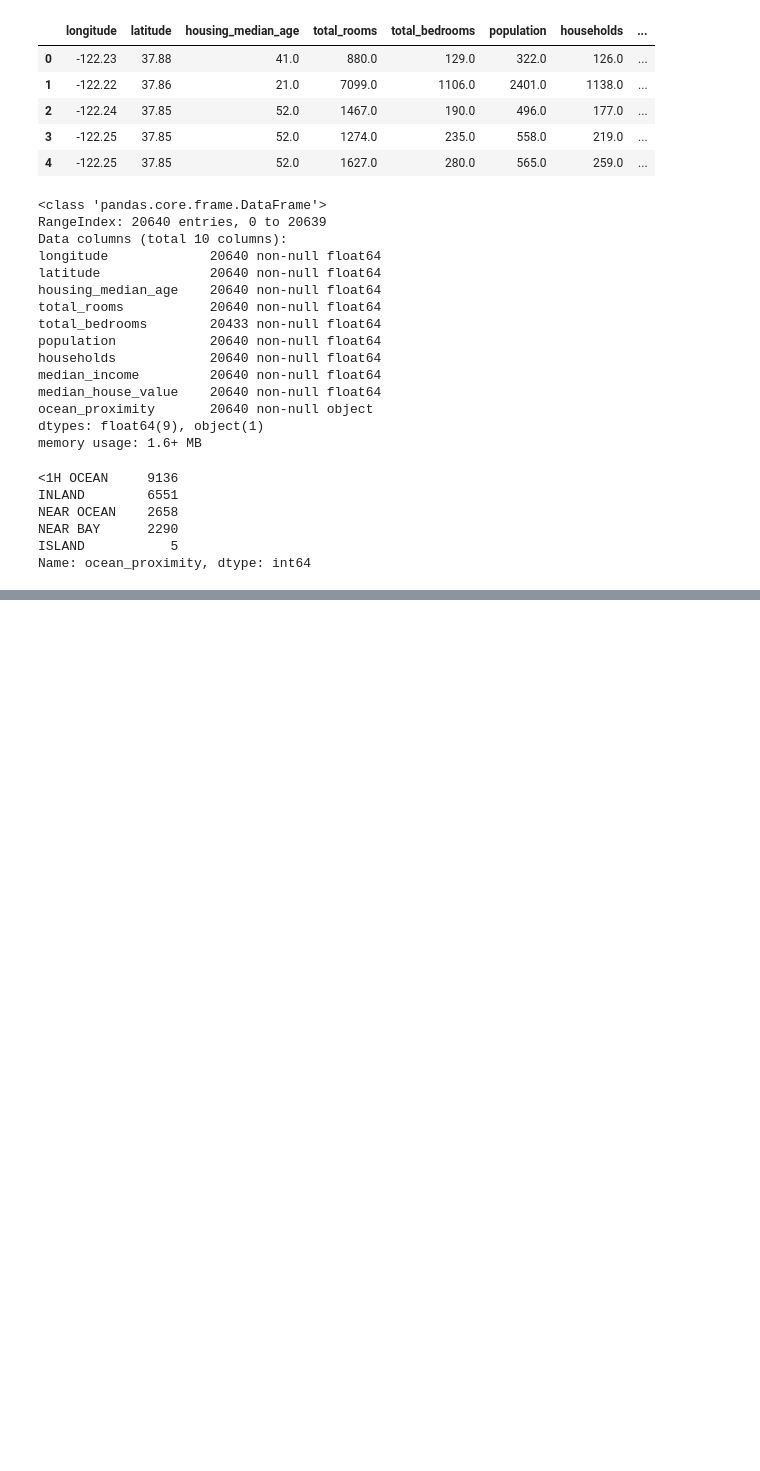
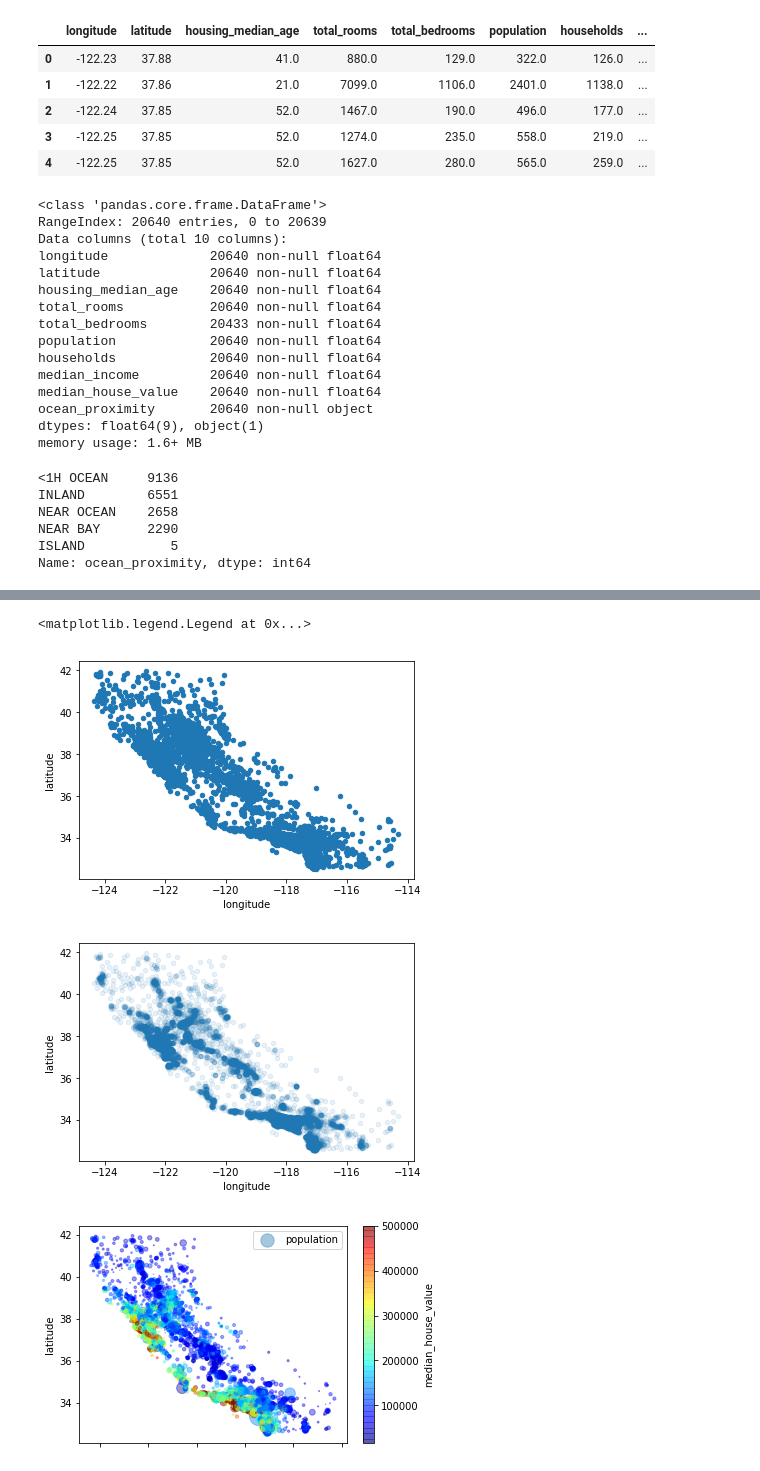
Before and after one commit to Summerki/MLExercise, a Jupyter notebook: Housing.ipynb, the cells around one changed output, grey strips where cells are left out. Cells and saved outputs as stored; diff of their text form; code cells hidden in the pictures; blank space fills up the shorter version.

Commit message:
2019-4-15:Housing文件更新

```diff
--- a/Housing.ipynb
+++ b/Housing.ipynb
@@ -71,0 +130,24 @@ plt.show()
+# %%
+# 收入中位数预测
+
+housing["income_cat"] = np.ceil(housing["median_income"] / 1.5)  # 将收入中位数除1.5，限制收入分类的数量
+print(housing["income_cat"])
+housing["income_cat"].where(housing["income_cat"] < 5, 5.0, inplace=True)  # 将所有大于5的分类归入到5
+print(housing["income_cat"])
+
+# 接着根据收入分类，进行分层采样
+from sklearn.model_selection import StratifiedShuffleSplit
+
+split = StratifiedShuffleSplit(n_splits=1, test_size=0.2, random_state=42)
+
+for train_index, test_index in split.split(housing, housing["income_cat"]):
+    strat_train_set = housing.loc[train_index]
+    strat_test_set = housing.loc[test_index]
+
+# 检查结果是否符合预期
+housing["income_cat"].value_counts() / len(housing)
+
+
+# 删除 income_cat 属性，回到数据初始状态
+for set in (strat_train_set, strat_test_set):
+    set.drop(["income_cat"], axis = 1, inplace=True)
@@ -71,0 +172,22 @@ plt.show()
+# %%
+# 创建一个副本，以免损伤训练集
+housing = strat_train_set.copy()
+
+# 经度、维度地理位置信息可视化
+housing.plot(kind="scatter", x="longitude", y="latitude")
+
+# 将alpha设为0.1，可以看出数据点的密度
+housing.plot(kind="scatter", x="longitude", y="latitude", alpha=0.1)
+
+
+# 再看加州房价
+housing.plot(kind="scatter", x="longitude", y="latitude", alpha=0.4,
+            s=housing["population"]/100, label="population",
+            c="median_house_value", cmap=plt.get_cmap("jet"), colorbar=True
+            )
+plt.legend()
+# %% [output]
+<matplotlib.legend.Legend at 0x...>
+[figure, added]
+[figure, added]
+[figure, added]
```
Also changed, not shown: parts of 5 cells of this notebook.
